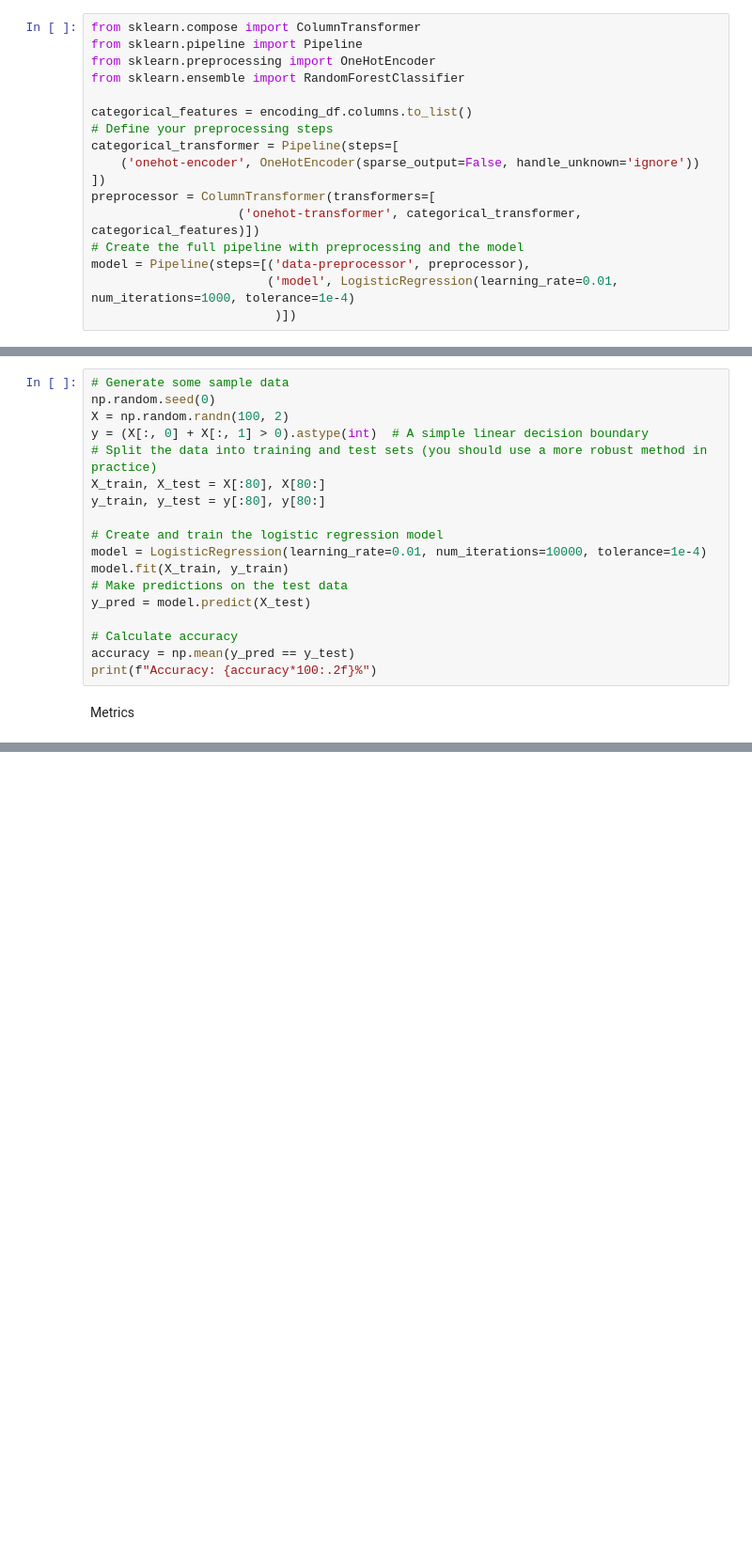
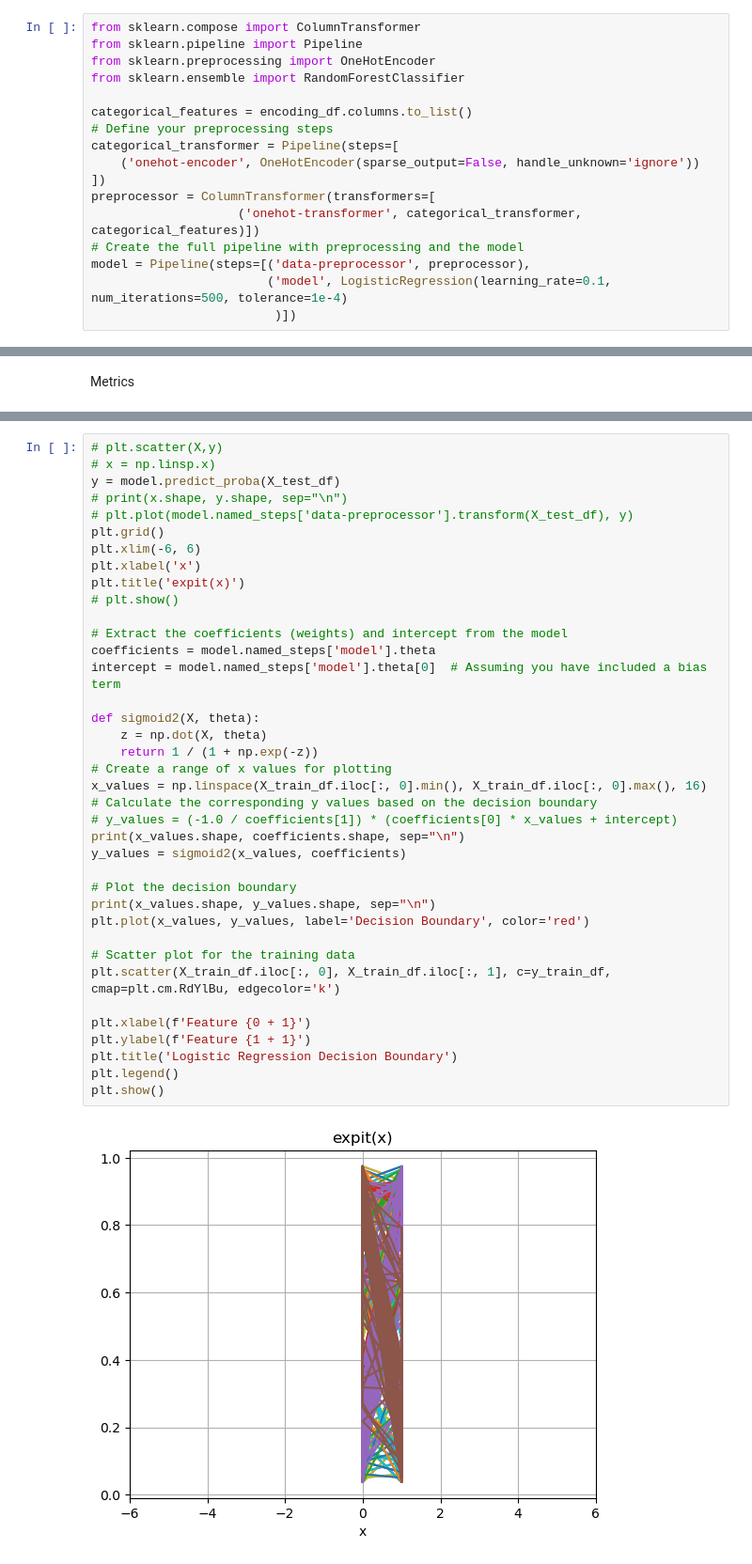
Before and after one commit to affan210/ml-algo, a Jupyter notebook: LogisticRegression.ipynb, the cells around one changed output, grey strips where cells are left out. Shown at 94% size. Saved outputs shown, nothing was run; the diff lists cells and outputs as text; blank space fills up the shorter version.

Commit message:
logistic regression boundary linr plot added

```diff
--- a/LogisticRegression.ipynb
+++ b/LogisticRegression.ipynb
@@ -138,5 +154,5 @@ preprocessor = ColumnTransformer(transformers=[
                     ('onehot-transformer', categorical_transformer, categorical_features)])
 # Create the full pipeline with preprocessing and the model
 model = Pipeline(steps=[('data-preprocessor', preprocessor),
-                        ('model', LogisticRegression(learning_rate=0.01, num_iterations=1000, tolerance=1e-4)
+                        ('model', LogisticRegression(learning_rate=0.1, num_iterations=500, tolerance=1e-4)
                          )])
@@ -275,21 +309,3 @@ print(output4)
-# %%
-# Generate some sample data
-np.random.seed(0)
-X = np.random.randn(100, 2)
-y = (X[:, 0] + X[:, 1] > 0).astype(int)  # A simple linear decision boundary
-# Split the data into training and test sets (you should use a more robust method in practice)
-X_train, X_test = X[:80], X[80:]
-y_train, y_test = y[:80], y[80:]
-
-# Create and train the logistic regression model
-model = LogisticRegression(learning_rate=0.01, num_iterations=10000, tolerance=1e-4)
-model.fit(X_train, y_train)
-# Make predictions on the test data
-y_pred = model.predict(X_test)
-
-# Calculate accuracy
-accuracy = np.mean(y_pred == y_test)
-print(f"Accuracy: {accuracy*100:.2f}%")
 # %% [markdown]
 Metrics
 # %%
@@ -405,0 +475,40 @@ if __name__ == "__main__":
+# %%
+# plt.scatter(X,y)
+# x = np.linsp.x)
+y = model.predict_proba(X_test_df)
+# print(x.shape, y.shape, sep="\n")
+# plt.plot(model.named_steps['data-preprocessor'].transform(X_test_df), y)
+plt.grid()
+plt.xlim(-6, 6)
+plt.xlabel('x')
+plt.title('expit(x)')
+# plt.show()
+
+# Extract the coefficients (weights) and intercept from the model
+coefficients = model.named_steps['model'].theta
+intercept = model.named_steps['model'].theta[0]  # Assuming you have included a bias term
+
+def sigmoid2(X, theta):
+    z = np.dot(X, theta)
+    return 1 / (1 + np.exp(-z))
+# Create a range of x values for plotting
+x_values = np.linspace(X_train_df.iloc[:, 0].min(), X_train_df.iloc[:, 0].max(), 16)
+# Calculate the corresponding y values based on the decision boundary
+# y_values = (-1.0 / coefficients[1]) * (coefficients[0] * x_values + intercept)
+print(x_values.shape, coefficients.shape, sep="\n")
+y_values = sigmoid2(x_values, coefficients)
+
+# Plot the decision boundary
+print(x_values.shape, y_values.shape, sep="\n")
+plt.plot(x_values, y_values, label='Decision Boundary', color='red')
+
+# Scatter plot for the training data
+plt.scatter(X_train_df.iloc[:, 0], X_train_df.iloc[:, 1], c=y_train_df, cmap=plt.cm.RdYlBu, edgecolor='k')
+
+plt.xlabel(f'Feature {0 + 1}')
+plt.ylabel(f'Feature {1 + 1}')
+plt.title('Logistic Regression Decision Boundary')
+plt.legend()
+plt.show()
+# %% [output]
+[figure, added]
```
Also changed, not shown: parts of 20 cells of this notebook.
